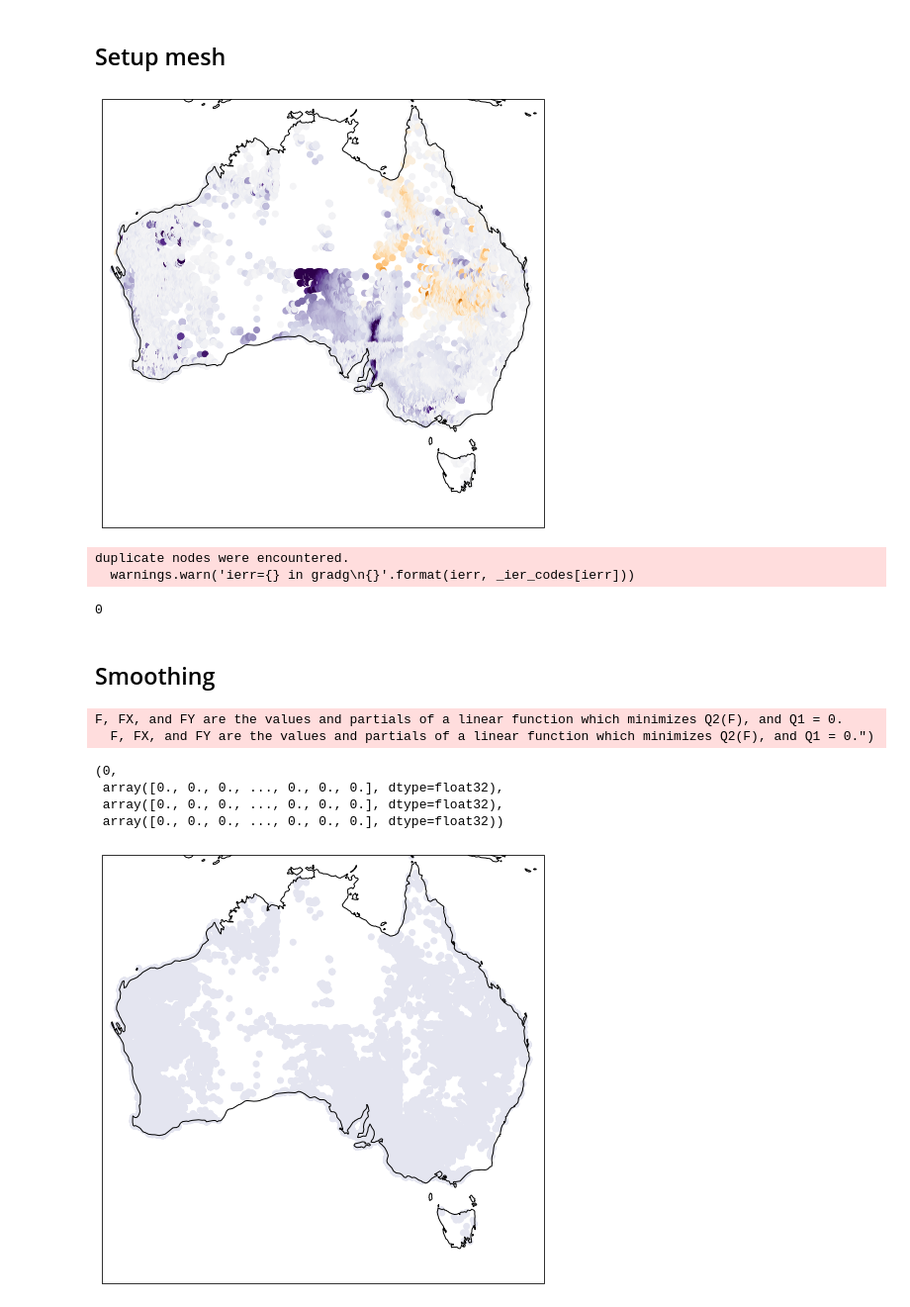
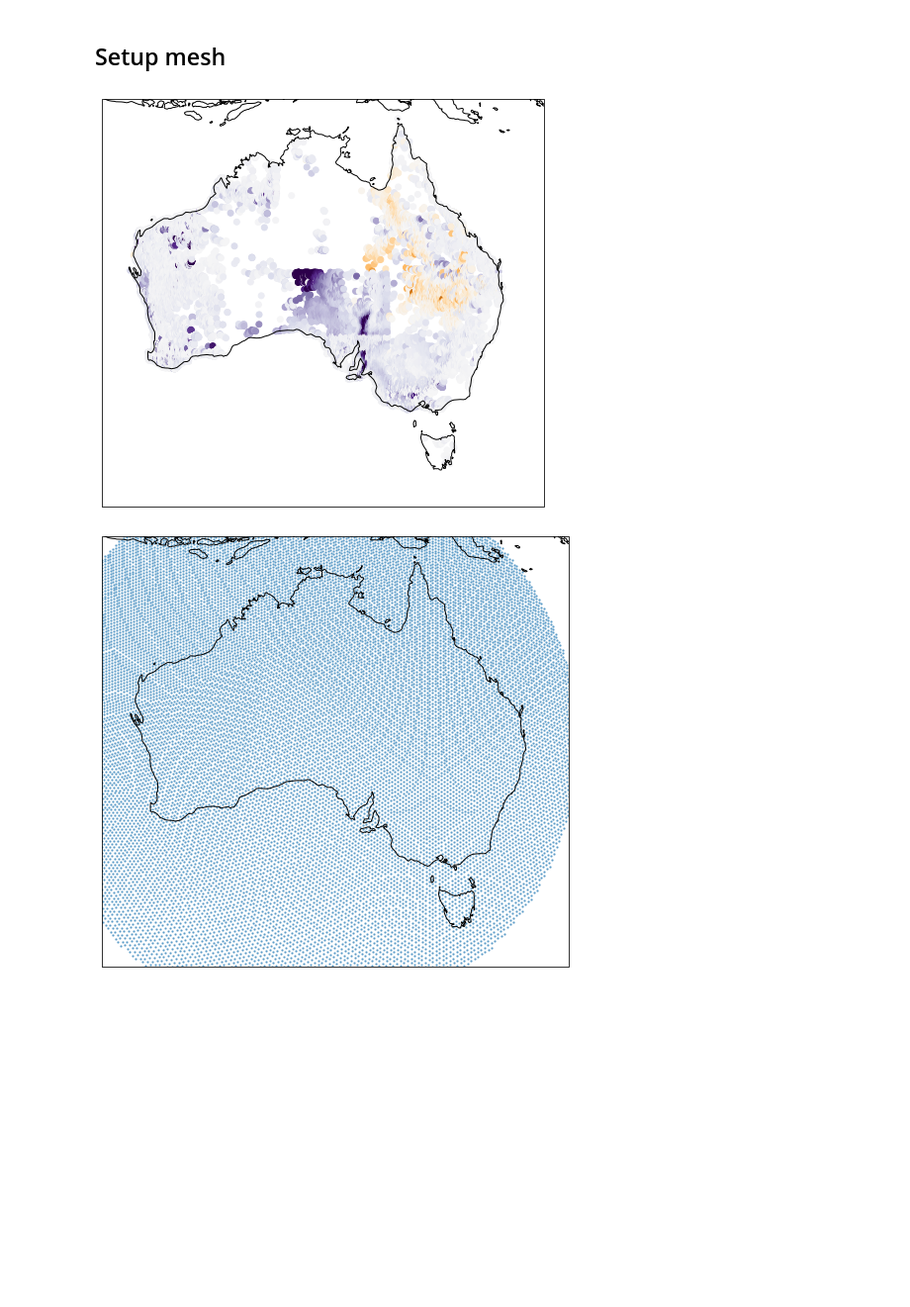
Before and after one commit to brmather/Sydney_Basin, a Jupyter notebook: Notebooks/HL02-smooth-hydraulic-level.ipynb, the cells around one changed output. Shown at 99% size. Saved outputs shown, nothing was run; the diff lists cells and outputs as text; code cells hidden in the pictures; blank space fills up the shorter version.

```diff
--- a/Notebooks/HL02-smooth-hydraulic-level.ipynb
+++ b/Notebooks/HL02-smooth-hydraulic-level.ipynb
@@ -10,7 +10,7 @@ import pandas as pd
 %matplotlib inline
 
 extent_globe = [-180,180,-90,90]
-extent_australia = [112, 155, -44, -10]
+extent_australia = [110, 158, -44, -8]
 # %%
 gw_lon, gw_lat, gw_level, gw_level_std = np.loadtxt('../Data/NGIS_groundwater_levels_AUS.csv',
                                          delimiter=',', usecols=(2,3,8,9), skiprows=1, unpack=True)
@@ -41,14 +44,4 @@ vmin = -vmax
 sc = ax.scatter(np.degrees(mesh.lons), np.degrees(mesh.lats), c=unique_gw_level, cmap='PuOr', vmin=vmin, vmax=vmax,
                 transform=ccrs.PlateCarree())
 # %% [output]
-[figure, old version]
+[figure, new version]
-# %%
-# error on evaluating gradient - why??
-grad_arrays = mesh.gradient_xyz(unique_gw_level)
-np.count_nonzero(grad_arrays[0])
-# %% [output]
-duplicate nodes were encountered.
-  warnings.warn('ierr={} in gradg\n{}'.format(ierr, _ier_codes[ierr]))
-0
-# %% [markdown]
-## Smoothing
@@ -63,30 +48,28 @@ sigma = mesh.get_spline_tension_factors(unique_gw_level, tol=1e-6)
-# %%
-smooth_gw_level, (dgw_x,dgw_y,dgw_z), ier = mesh.smoothing(unique_gw_level, w, sm, 0.99999, gstol)
-# %% [output]
-F, FX, and FY are the values and partials of a linear function which minimizes Q2(F), and Q1 = 0.
-  F, FX, and FY are the values and partials of a linear function which minimizes Q2(F), and Q1 = 0.")
-# %%
-np.count_nonzero(dgw_x), dgw_x, dgw_y, dgw_z
-# %% [output]
-(0,
- array([0., 0., 0., ..., 0., 0., 0.], dtype=float32),
- array([0., 0., 0., ..., 0., 0., 0.], dtype=float32),
- array([0., 0., 0., ..., 0., 0., 0.], dtype=float32))
+# %%
+## Define starting grid
+
+grid1r = stripy.spherical_meshes.icosahedral_mesh(include_face_points=True, refinement_levels=7, tree=False)
+
+## Drop points outside the region of interest  (Uluru - lat: -25.344428 lon: 131.036882.)
+
+angles = grid1r.angular_separation( grid1r.lons, grid1r.lats, np.radians(131.1) * np.ones_like(grid1r.lons),
+                                   np.radians(-25.3) * np.ones_like(grid1r.lats) )
+
+nodes = np.where(angles < np.radians(25.0))
+grid1 = stripy.sTriangulation(grid1r.lons_map_to_wrapped(grid1r.lons[nodes])%(2.0*np.pi), grid1r.lats[nodes], permute=False)
 # %%
-proj = ccrs.Mercator(central_longitude=160)
+proj = ccrs.Mercator(central_longitude=130)
 
-
-fig = plt.figure(figsize=(8,10))
+fig = plt.figure(figsize=(12,8))
 
 ax = plt.axes(projection=proj)
 ax.set_extent(extent_australia)
 ax.coastlines()
 
 vmax = np.percentile(np.abs(gw_level), 99)
 vmin = -vmax
 
-sc = ax.scatter(np.degrees(mesh.lons),
-                np.degrees(mesh.lats), c=smooth_gw_level, cmap='PuOr', vmin=vmin, vmax=vmax,
+sc = ax.scatter(np.degrees(grid1.lons), np.degrees(grid1.lats), vmin=vmin, vmax=vmax, alpha=0.5, s=2.0,
                 transform=ccrs.PlateCarree())
 # %% [output]
-[figure, old version]
+[figure, new version]
```
Also changed, not shown: parts of 10 cells of this notebook.
